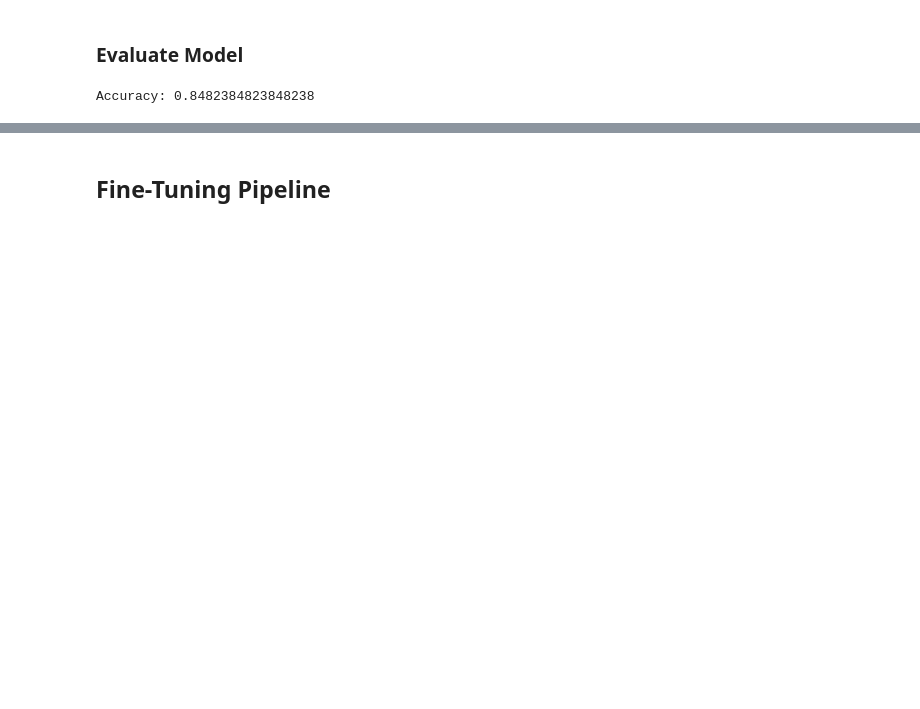
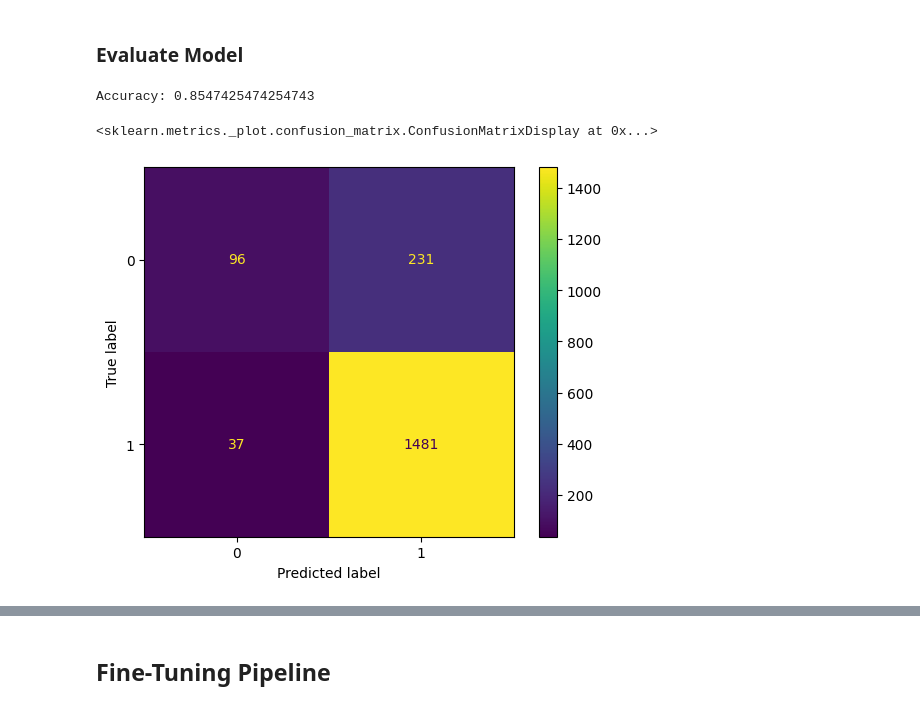
Before and after one commit to lienas/dsnd-pipelines-project, a Jupyter notebook: starter/starter.ipynb, the cells around one changed output, grey strips where cells are left out. Cells and saved outputs as stored; diff of their text form; code cells hidden in the pictures; blank space fills up the shorter version.

```diff
--- a/starter/starter.ipynb
+++ b/starter/starter.ipynb
@@ -373,0 +361,17 @@ Pipeline(steps=[('dimension_reshaper',
+# %%
+# preprocess text for all text features
+text_preprocessing = Pipeline([
+     (
+         'dimension_reshaper',
+         FunctionTransformer(
+             np.reshape,
+             kw_args={'newshape':-1},
+         ),
+     ),
+    (
+        'lemmatizer',
+        SpacyLemmatizer(nlp=nlp)
+    ),
+])
+
+text_preprocessing
@@ -377,8 +416,8 @@ from sklearn.compose import ColumnTransformer
 feature_engineering = ColumnTransformer([
         ('num', num_pipeline, numerical_features),
         ('cat', cat_pipeline, categorical_features),
-        ('tfidf_text_title', tfidf_pipeline, ['Title']),
-        ('tfidf_text_review', tfidf_pipeline, ['Review Text']),
+        ('tfidf_text_title', title_pipeline, ['Title']),
+        ('tfidf_text_review', review_pipeline, ['Review Text']),
 ])
 
 feature_engineering
@@ -432,12 +471,20 @@ Pipeline(steps=[('columntransformer',
                  RandomForestClassifier(random_state=27))])
 # %% [markdown]
 ### Evaluate Model
-# %%
-from sklearn.metrics import accuracy_score
-
-y_pred_forest_pipeline = model_pipeline.predict(X_test)
-accuracy_forest_pipeline = accuracy_score(y_test, y_pred_forest_pipeline)
-
-print('Accuracy:', accuracy_forest_pipeline)
-# %% [output]
-Accuracy: 0.8482384823848238
+# %%
+# Suppress the specific warning, because there is no need to fit the pipeline again
+# (I assume it is a bug in sklearn)
+import warnings
+warnings.filterwarnings('ignore', message='This Pipeline instance is not fitted yet')
+
+from sklearn.metrics import accuracy_score, ConfusionMatrixDisplay
+
+y_pred_forest_pipeline = model_pipeline.predict(X_test)
+accuracy_forest_pipeline = accuracy_score(y_test, y_pred_forest_pipeline)
+
+print('Accuracy:', accuracy_forest_pipeline)
+ConfusionMatrixDisplay.from_predictions(y_test, y_pred_forest_pipeline)
+# %% [output]
+Accuracy: 0.8547425474254743
+<sklearn.metrics._plot.confusion_matrix.ConfusionMatrixDisplay at 0x...>
+[figure, added]
```
Also changed, not shown: parts of 14 cells of this notebook.
